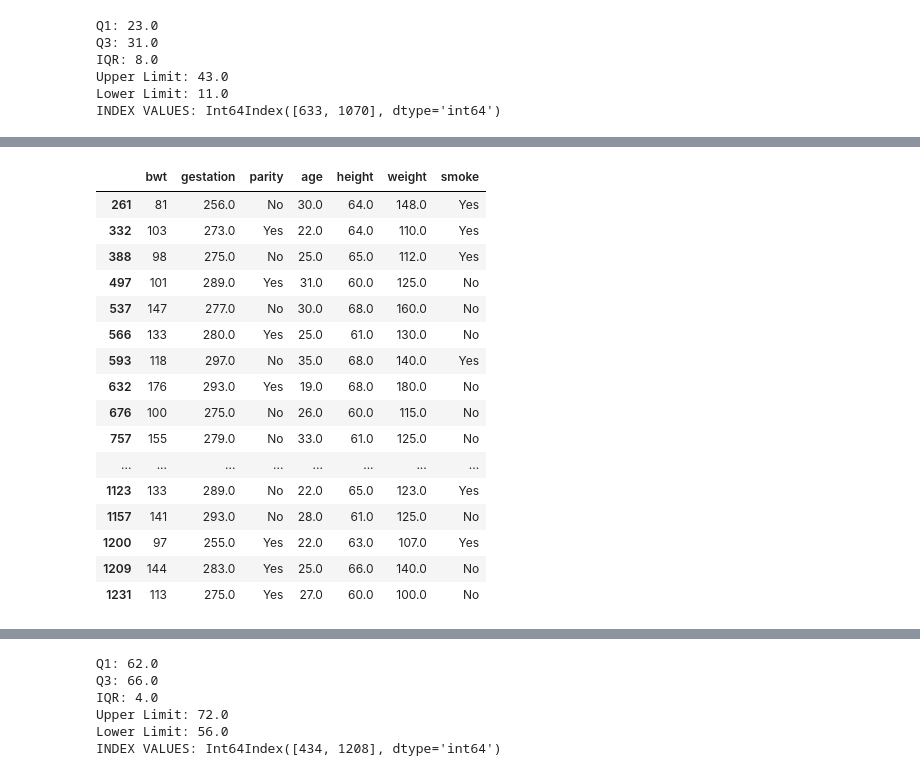
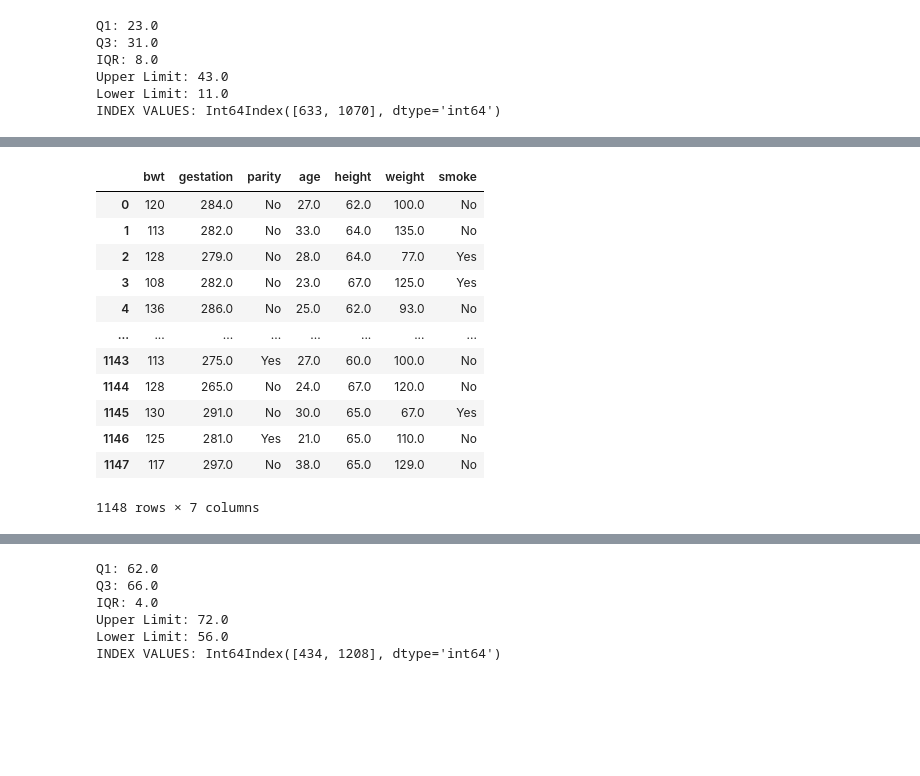
Before and after one commit to EyobGuyo/Module10, a Jupyter notebook: Module 10 - Descriptive Statistics and Outliers.ipynb, the cells around one changed output, grey strips where cells are left out. Cells and saved outputs as stored; diff of their text form; code cells hidden in the pictures; blank space fills up the shorter version.

```diff
--- a/Module 10 - Descriptive Statistics and Outliers.ipynb
+++ b/Module 10 - Descriptive Statistics and Outliers.ipynb
@@ -781,24 +830,0 @@ INDEX VALUES: Int64Index([ 239,  309,  361,  462,  500,  529,  556,  594,  632,
-# %%
-
-## what values can we find at these index locations? bwt
-df1.iloc[[239,  309,  361,  462,  500,  529,  556,  594,  632,  709,  738,
-             747,  829,  904,  912,  978, 1021, 1035, 1063, 1065, 1099, 1139,
-            1148, 1169]]
-# %% [output]
-|  | bwt | gestation | parity | age | height | weight | smoke |
-| 261 | 81 | 256.0 | No | 30.0 | 64.0 | 148.0 | Yes |
-| 332 | 103 | 273.0 | Yes | 22.0 | 64.0 | 110.0 | Yes |
-| 388 | 98 | 275.0 | No | 25.0 | 65.0 | 112.0 | Yes |
-| 497 | 101 | 289.0 | Yes | 31.0 | 60.0 | 125.0 | No |
-| 537 | 147 | 277.0 | No | 30.0 | 68.0 | 160.0 | No |
-| 566 | 133 | 280.0 | Yes | 25.0 | 61.0 | 130.0 | No |
-| 593 | 118 | 297.0 | No | 35.0 | 68.0 | 140.0 | Yes |
-| 632 | 176 | 293.0 | Yes | 19.0 | 68.0 | 180.0 | No |
-| 676 | 100 | 275.0 | No | 26.0 | 60.0 | 115.0 | No |
-| 757 | 155 | 279.0 | No | 33.0 | 61.0 | 125.0 | No |
-| ... | ... | ... | ... | ... | ... | ... | ... |
-| 1123 | 133 | 289.0 | No | 22.0 | 65.0 | 123.0 | Yes |
-| 1157 | 141 | 293.0 | No | 28.0 | 61.0 | 125.0 | No |
-| 1200 | 97 | 255.0 | Yes | 22.0 | 63.0 | 107.0 | Yes |
-| 1209 | 144 | 283.0 | Yes | 25.0 | 66.0 | 140.0 | No |
-| 1231 | 113 | 275.0 | Yes | 27.0 | 60.0 | 100.0 | No |
@@ -811,3 +831,19 @@ print(df1.shape)
+# %%
+df1.reset_index(drop=True)
+# %% [output]
+|  | bwt | gestation | parity | age | height | weight | smoke |
+| 0 | 120 | 284.0 | No | 27.0 | 62.0 | 100.0 | No |
+| 1 | 113 | 282.0 | No | 33.0 | 64.0 | 135.0 | No |
+| 2 | 128 | 279.0 | No | 28.0 | 64.0 | 77.0 | Yes |
+| 3 | 108 | 282.0 | No | 23.0 | 67.0 | 125.0 | Yes |
+| 4 | 136 | 286.0 | No | 25.0 | 62.0 | 93.0 | No |
+| ... | ... | ... | ... | ... | ... | ... | ... |
+| 1143 | 113 | 275.0 | Yes | 27.0 | 60.0 | 100.0 | No |
+| 1144 | 128 | 265.0 | No | 24.0 | 67.0 | 120.0 | No |
+| 1145 | 130 | 291.0 | No | 30.0 | 65.0 | 67.0 | Yes |
+| 1146 | 125 | 281.0 | Yes | 21.0 | 65.0 | 110.0 | No |
+| 1147 | 117 | 297.0 | No | 38.0 | 65.0 | 129.0 | No |
+1148 rows × 7 columns
 # %%
 ## Calculate quartiles for gestation - gestation length (weeks)
 q1 = df1["gestation"].quantile(.25)
```
Also changed, not shown: parts of 25 cells of this notebook.
